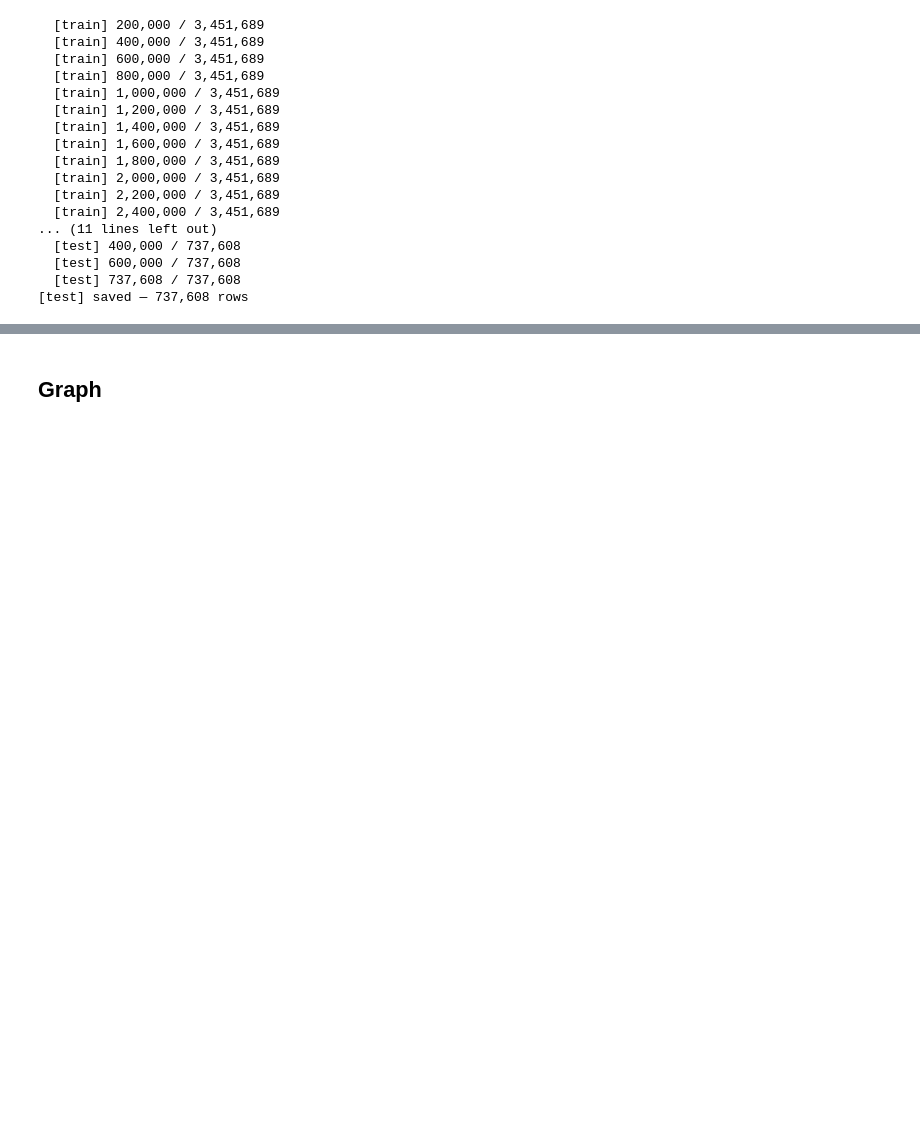
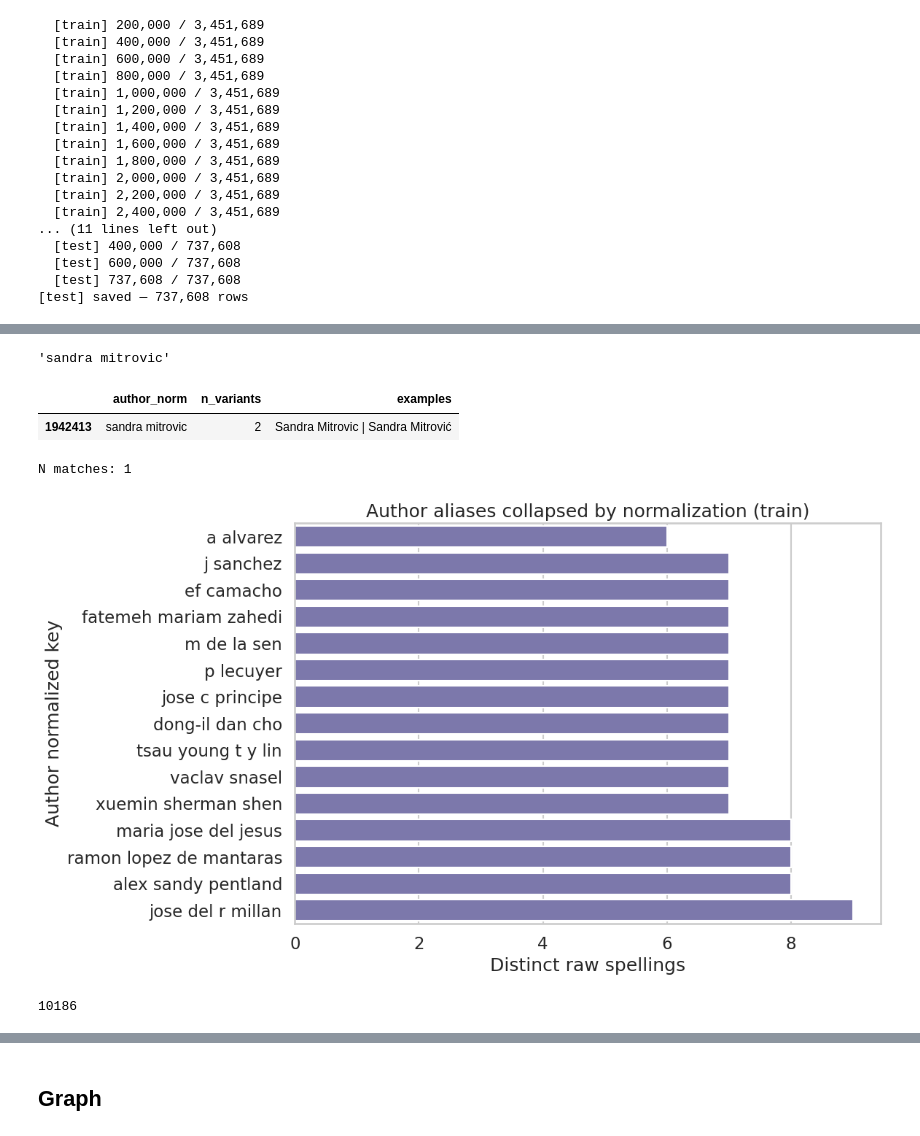
Before and after one commit to SergioFernandezDiz/Data-Projects-Hackathon_3-25-26, a Jupyter notebook: code.ipynb, the cells around one changed output, grey strips where cells are left out. Cells and saved outputs as stored; diff of their text form; code cells hidden in the pictures; blank space fills up the shorter version.

Commit message:
update graph, feature extraction and model

```diff
--- a/code.ipynb
+++ b/code.ipynb
@@ -2593,37 +2328,42 @@ del author_alias_df
-# %%
-author_alias_rows = []
-
-for _, row in df_clean.iterrows():
-    raw_names = row["author_names_raw"]
-    ascii_names = row["author_names_ascii"]
-
-    for raw_name, ascii_name in zip(raw_names, ascii_names):
-        author_alias_rows.append({
-            "author_ascii": ascii_name,
-            "author_raw": raw_name
-        })
-
-author_alias_df = pd.DataFrame(author_alias_rows)
-
-author_alias_summary = (
-    author_alias_df.groupby("author_ascii")
-    .agg(
-        n_variants=("author_raw", "nunique"),
-        examples=("author_raw", lambda x: " | ".join(sorted(set(list(x)[:10]))[:5]))
-    )
-    .reset_index()
-    .sort_values(["n_variants", "author_ascii"], ascending=[False, True])
-)
-
-author_alias_summary = author_alias_summary[author_alias_summary["n_variants"] > 1]
-display(author_alias_summary.head(20))
+# %%
+target_raw = "Sandra Mitrovic"
+target_norm = normalize_author_name(target_raw)
+
+target_norm
+# %% [output]
+'sandra mitrovic'
+# %%
+matches = author_alias_summary[
+    author_alias_summary["author_norm"] == target_norm
+]
+
+display(matches[["author_norm", "n_variants", "examples"]])
+print("N matches:", len(matches))
+# %% [output]
+|  | author_norm | n_variants | examples |
+| 1942413 | sandra mitrovic | 2 | Sandra Mitrovic | Sandra Mitrović |
+N matches: 1
 # %%
 top_author_alias = author_alias_summary.head(15).sort_values("n_variants", ascending=True)
 
 plt.figure(figsize=(12, 7))
-sns.barplot(data=top_author_alias, x="n_variants", y="author_ascii", color="#7570B3")
+sns.barplot(data=top_author_alias, x="n_variants", y="author_norm", color="#7570B3")
 plt.title("Author aliases collapsed by normalization (train)")
 plt.xlabel("Distinct raw spellings")
 plt.ylabel("Author normalized key")
 plt.tight_layout()
 plt.show()
+# %% [output]
+[figure, added]
+# %%
+del author_alias_rows
+del matches
+del batch
+del row
+del author
+del writer
+del parquet_file
+
+gc.collect()
+# %% [output]
+10186
```
Also changed, not shown: parts of 66 cells of this notebook, 1 other file.
